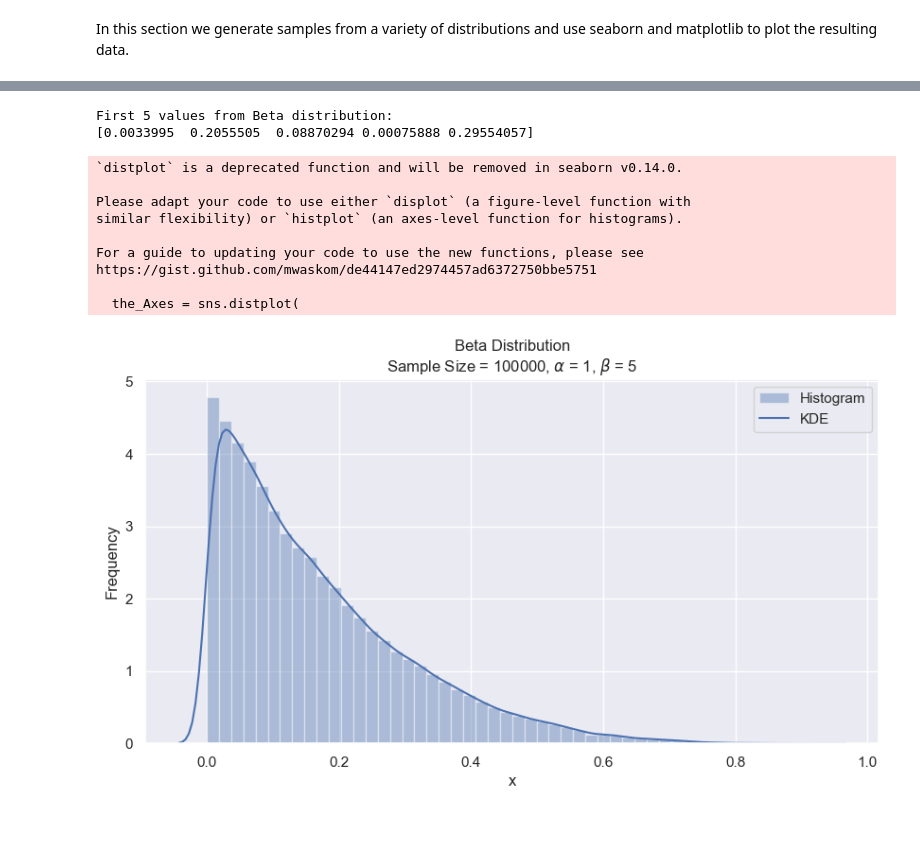
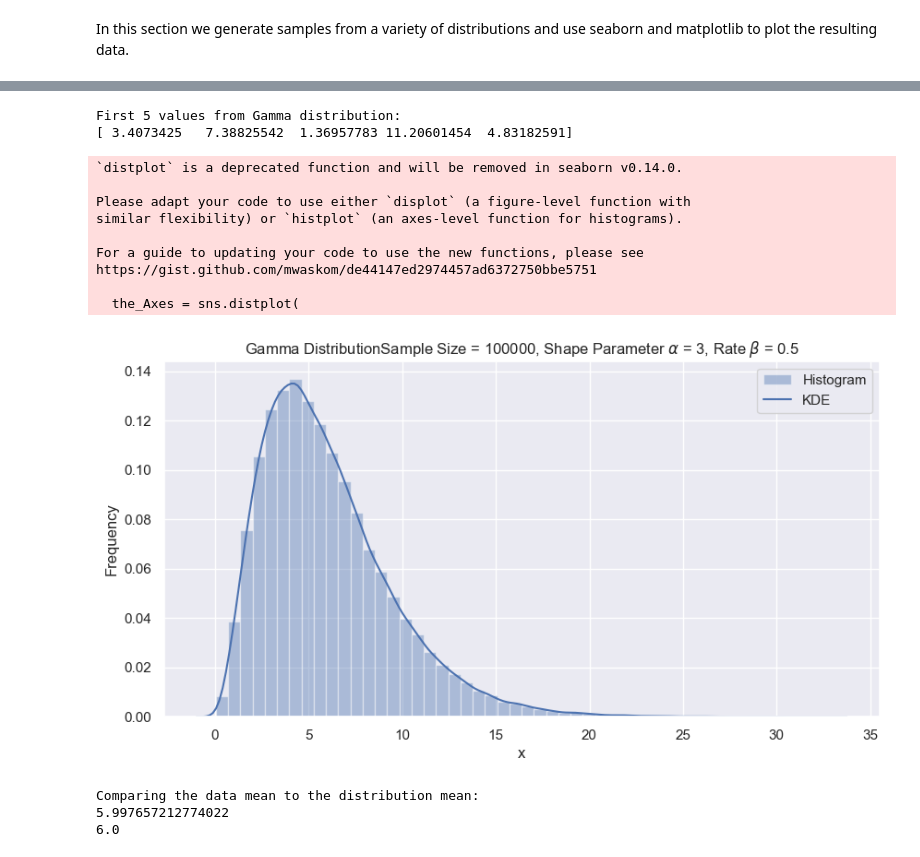
Before and after one commit to tslever/Tom_Levers_Public_Git_Repository, a Jupyter notebook: UVA/5--Bayesian_Machine_Learning/Probabilities_Likelihoods_And_Bayes_Theorem.ipynb, the cells around one changed output, grey strips where cells are left out. Drawn from its saved outputs; the diff is of its cells as text; code cells hidden in the pictures; blank space fills up the shorter version.

Commit message:
Fixed code for plotting Gamma distribution. Added plots of Student's t distribution and Cauchy distribution to Probability_Distributions.pptm. Revised presentation according to scipy.stats.*.

```diff
--- a/UVA/5--Bayesian_Machine_Learning/Probabilities_Likelihoods_And_Bayes_Theorem.ipynb
+++ b/UVA/5--Bayesian_Machine_Learning/Probabilities_Likelihoods_And_Bayes_Theorem.ipynb
@@ -271,45 +275,54 @@ https://gist.github.com/mwaskom/de44147ed2974457ad6372750bbe5751
 # %%
-from scipy.stats import beta
+from scipy.stats import gamma
 sample_size = 100000
-alpha = 1
-parameter_beta = 5
-array_of_Beta_distributed_numbers = beta.rvs(
+shape_parameter_alpha = 3
+rate_beta = 1 / 2
+array_of_Gamma_distributed_random_numbers = gamma.rvs(
     size = sample_size,
-    a = alpha,
-    b = parameter_beta
+    a = shape_parameter_alpha,
+    scale = 1 / rate_beta
 )
-print("First 5 values from Beta distribution:")
-print(array_of_Beta_distributed_numbers[0:5])
+print("First 5 values from Gamma distribution:")
+print(array_of_Gamma_distributed_random_numbers[0:5])
 import seaborn as sns
 sns.set(color_codes = True)
 sns.set(rc = {'figure.figsize': (10, 5)})
 the_Axes = sns.distplot(
-    a = array_of_Beta_distributed_numbers,
+    array_of_Gamma_distributed_random_numbers,
     kde_kws = {"label": "KDE"},
     hist_kws = {"label": "Histogram"}
 )
 the_Axes.set(
     xlabel = "x",
     ylabel = "Frequency",
     title = (
-        "Beta Distribution"
-        + f"\nSample Size = {sample_size}, " + r"$\alpha$" + f" = {alpha}, " + r"$\beta$" + f" = {parameter_beta}"
+        f"Gamma Distribution"
+        + f"Sample Size = {sample_size}, Shape Parameter " + r"$\alpha$" + f" = {shape_parameter_alpha}, Rate " + r"$\beta$" + f" = {rate_beta}"
     )
 )
 import matplotlib.pyplot as plt
 plt.legend()
-plt.savefig("Beta_Distribution.png")
+plt.savefig("Gamma_Distribution.png")
 plt.show()
 # %% [output]
-First 5 values from Beta distribution:
-[0.0033995  0.2055505  0.08870294 0.00075888 0.29554057]
+First 5 values from Gamma distribution:
+[ 3.4073425   7.38825542  1.36957783 11.20601454  4.83182591]
 `distplot` is a deprecated function and will be removed in seaborn v0.14.0.
 
 Please adapt your code to use either `displot` (a figure-level function with
 similar flexibility) or `histplot` (an axes-level function for histograms).
 
 For a guide to updating your code to use the new functions, please see
 https://gist.github.com/mwaskom/de44147ed2974457ad6372750bbe5751
 
   the_Axes = sns.distplot(
-[figure, old version]
+[figure, new version]
+# %%
+print('Comparing the data mean to the distribution mean:')
+import numpy as np
+print(np.mean(array_of_Gamma_distributed_random_numbers))
+print(shape_parameter_alpha / rate_beta)
+# %% [output]
+Comparing the data mean to the distribution mean:
+5.997657212774022
+6.0
```
Also changed, not shown: parts of 9 cells of this notebook, 9 other files.
